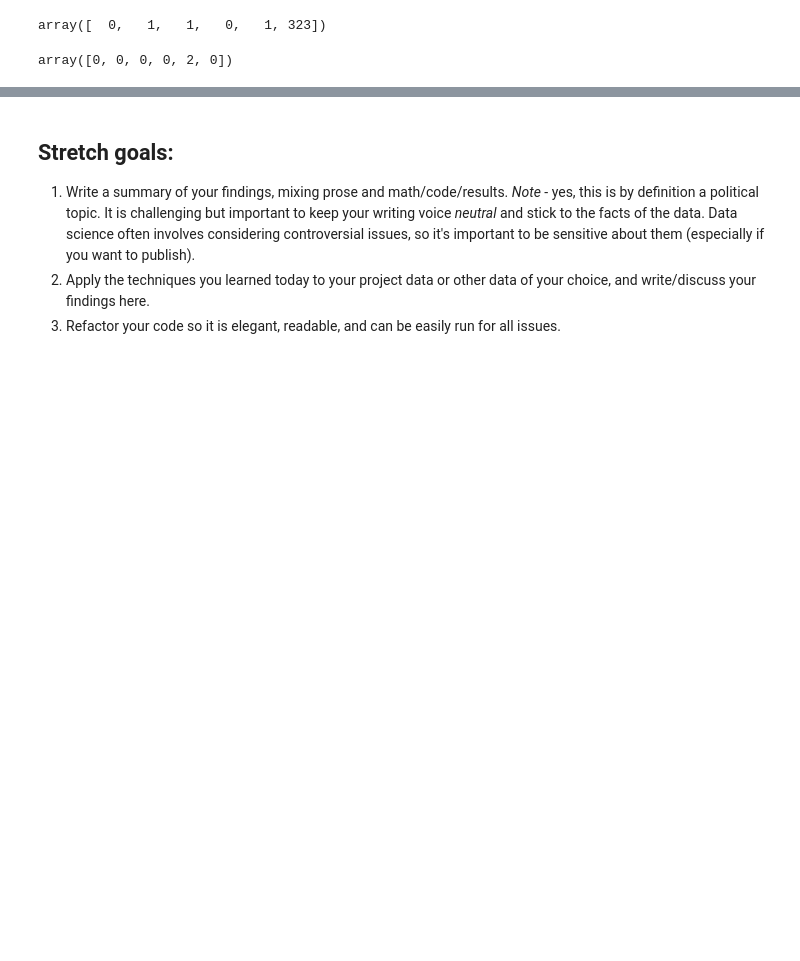
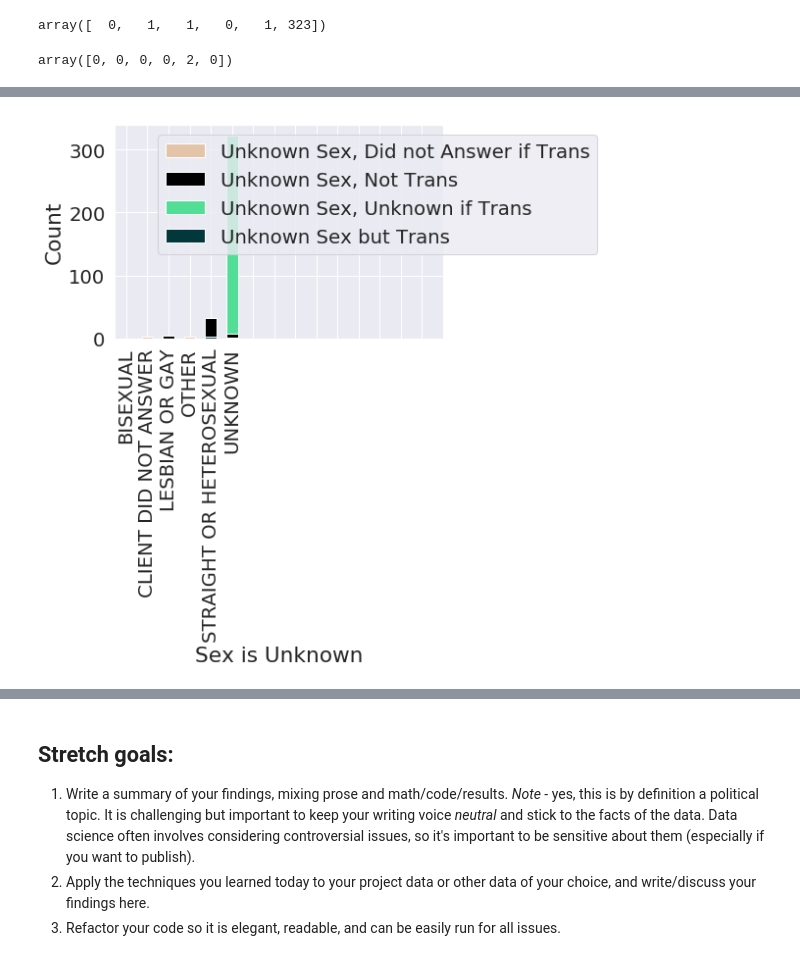
Before and after one commit to qweliant/DS-Unit-1-Sprint-3-Statistical-Tests-and-Experiments, a Jupyter notebook: module2-sampling-confidence-intervals-and-hypothesis-testing/LS_DS_132_Sampling_Confidence_Intervals_and_Hypothesis_Testing_Assignment.ipynb, the cells around one changed output, grey strips where cells are left out. Drawn from its saved outputs; the diff is of its cells as text; code cells hidden in the pictures; blank space fills up the shorter version.

```diff
--- a/module2-sampling-confidence-intervals-and-hypothesis-testing/LS_DS_132_Sampling_Confidence_Intervals_and_Hypothesis_Testing_Assignment.ipynb
+++ b/module2-sampling-confidence-intervals-and-hypothesis-testing/LS_DS_132_Sampling_Confidence_Intervals_and_Hypothesis_Testing_Assignment.ipynb
@@ -244,0 +331,14 @@ plt.show()
+# %%
+p1 = plt.bar(categories, unknown_trans, 0.55, color='#02383c')
+p2 = plt.bar(categories, unknown_unknown_trans, 0.55, bottom=unknown_trans, color='#52de97')
+p3 = plt.bar(categories, unknown_not_trans, 0.55, bottom=unknown_trans, color='#000000')
+p4 = plt.bar(categories, unknown_na_trans, 0.55, bottom=unknown_trans, color='#e3c4a8')
+
+plt.legend((p4[0], p3[0], p2[0], p1[0]), ( 'Unknown Sex, Did not Answer if Trans','Unknown Sex, Not Trans', 'Unknown Sex, Unknown if Trans', 'Unknown Sex but Trans' ), loc='upper right', bbox_to_anchor=(1.0, 0.5, 0.5, 0.5))
+plt.xlabel('Sex is Unknown')
+plt.ylabel('Count')
+plt.xticks(x, categories, rotation='vertical')
+
+plt.show()
+# %% [output]
+[figure, added]
```
Also changed, not shown: parts of 18 cells of this notebook.
